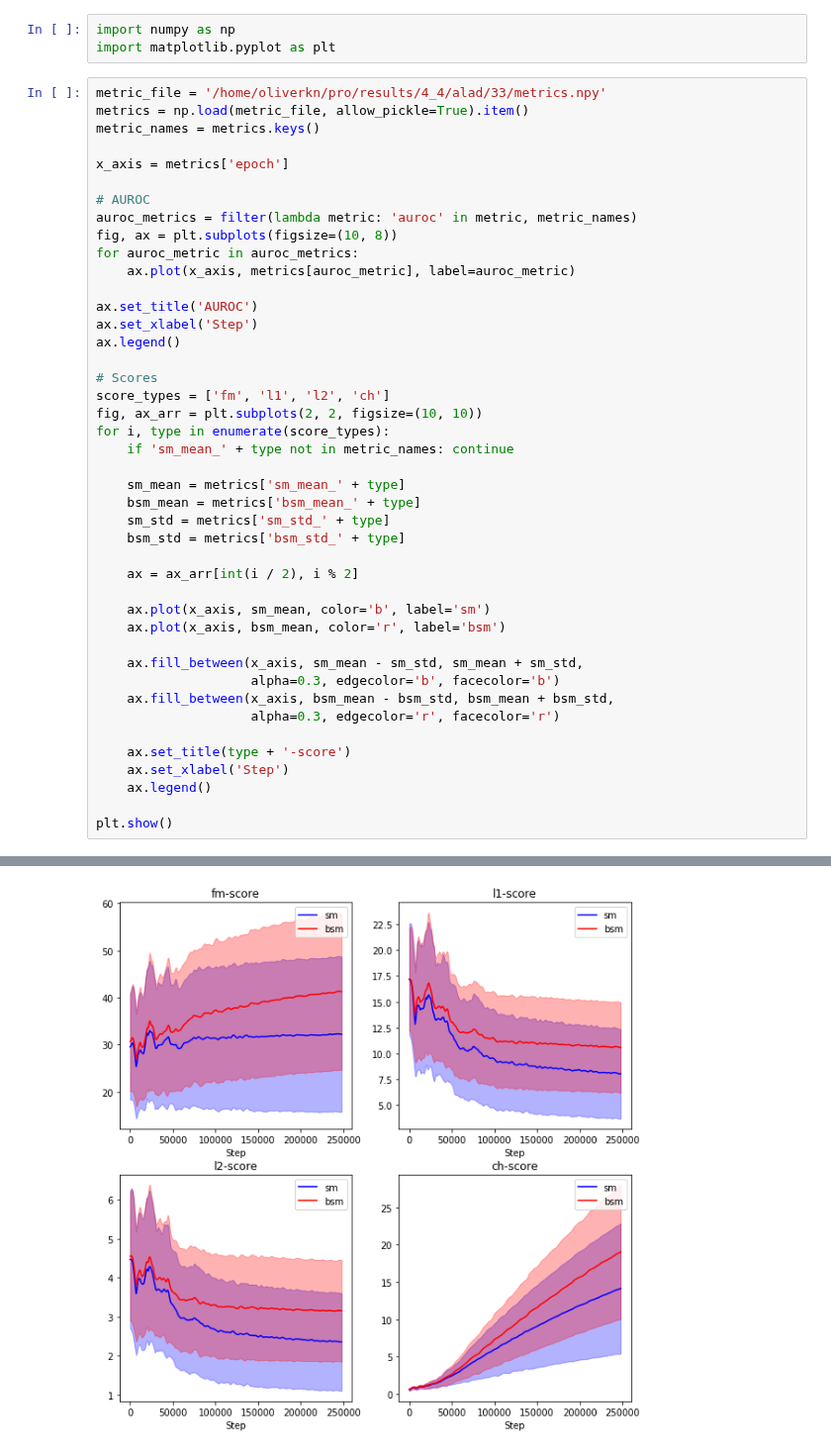
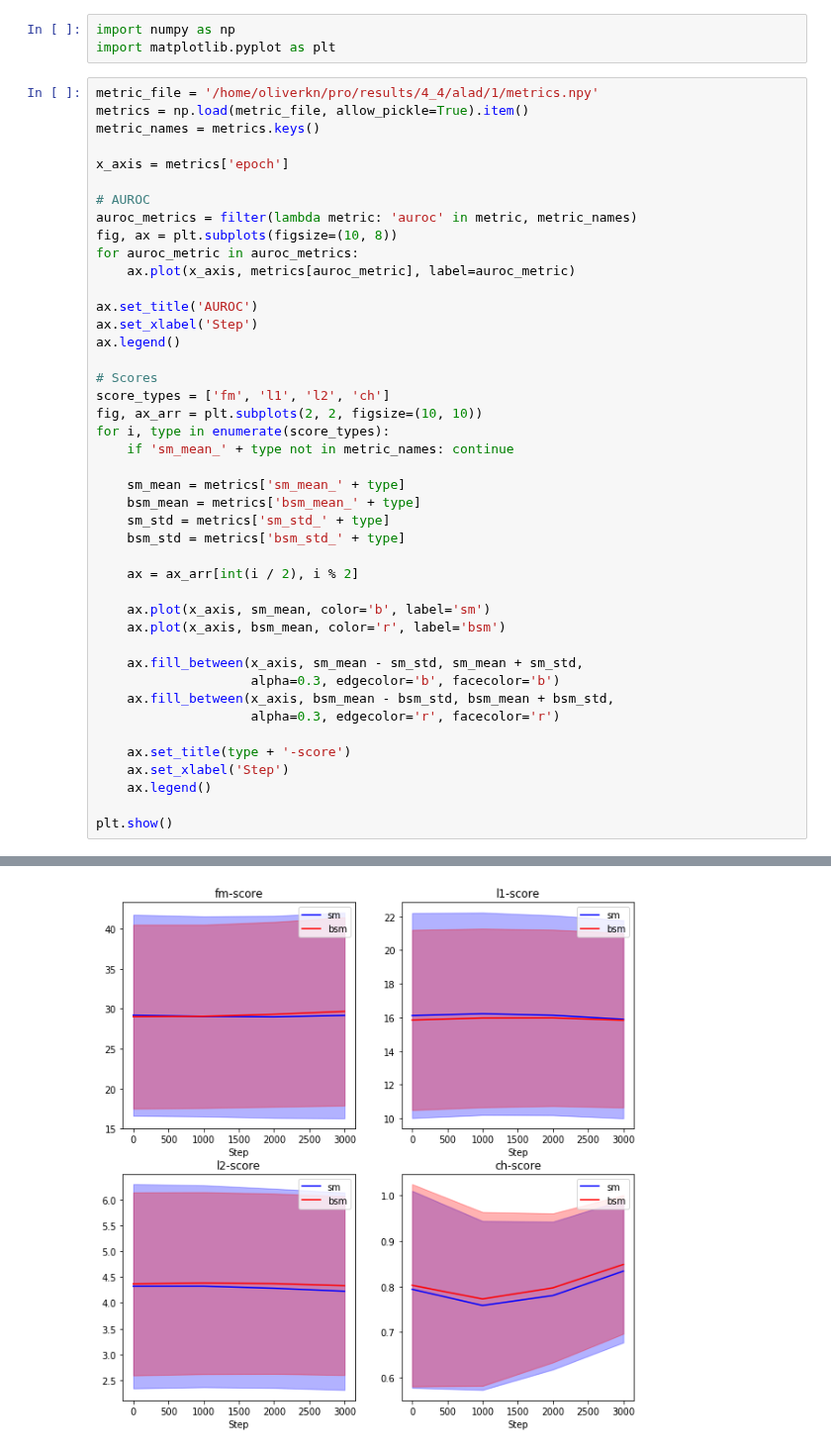
Before and after one commit to oliverkn/alad-for-lhc, a Jupyter notebook: alad_mod/alad_training_monitoring.ipynb, the cells around one changed output, grey strips where cells are left out. Shown at 99% size. Saved outputs shown, nothing was run; the diff lists cells and outputs as text.

```diff
--- a/alad_mod/alad_training_monitoring.ipynb
+++ b/alad_mod/alad_training_monitoring.ipynb
@@ -2,7 +2,7 @@
 import numpy as np
 import matplotlib.pyplot as plt
 # %%
-metric_file = '/home/oliverkn/pro/results/4_4/alad/33/metrics.npy'
+metric_file = '/home/oliverkn/pro/results/4_4/alad/1/metrics.npy'
 metrics = np.load(metric_file, allow_pickle=True).item()
 metric_names = metrics.keys()
 
@@ -49 +49 @@ plt.show()
-[figure, old version]
+[figure, new version]
```
Also changed, not shown: parts of 1 cell of this notebook, 6 other files.
